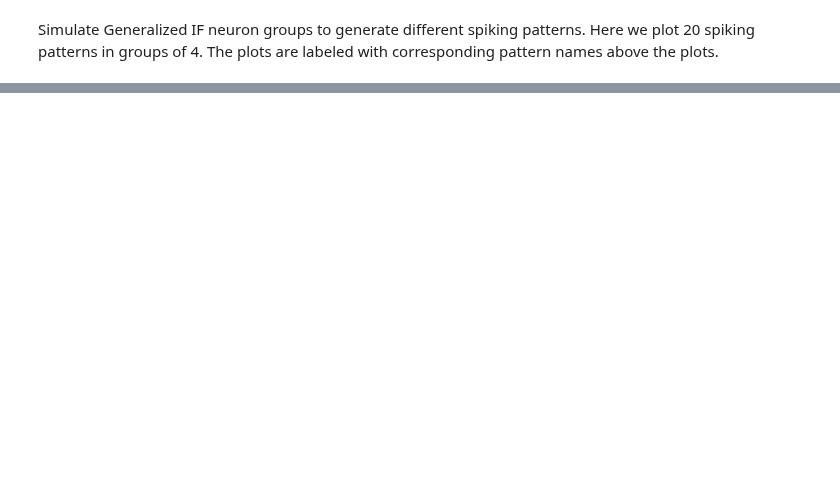
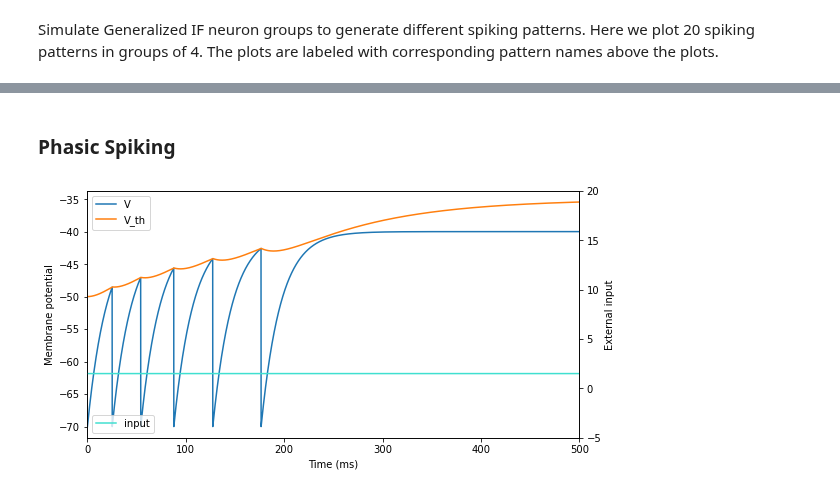
Before and after one commit to quanpeng0/BrainModels, a Jupyter notebook: docs/examples/neurons/Niebur_2009_GIF.ipynb, the cells around one changed output, grey strips where cells are left out. Cells and saved outputs as stored; diff of their text form; code cells hidden in the pictures; blank space fills up the shorter version.

```diff
--- a/docs/examples/neurons/Niebur_2009_GIF.ipynb
+++ b/docs/examples/neurons/Niebur_2009_GIF.ipynb
@@ -227,0 +85,8 @@ Running GIF neuron neu with mode 'spike_latency'
+# %% [markdown]
+### Phasic Spiking
+# %%
+Iext, duration = bp.inputs.constant_current([(1.5, 500.)])
+neu = brainmodels.neurons.GIF(1, a=0.005, monitors=['V', 'V_th'])
+run(neu, duration, Iext)
+# %% [output]
+[figure, added]
```
Also changed, not shown: parts of 46 cells of this notebook, 32 other files.
